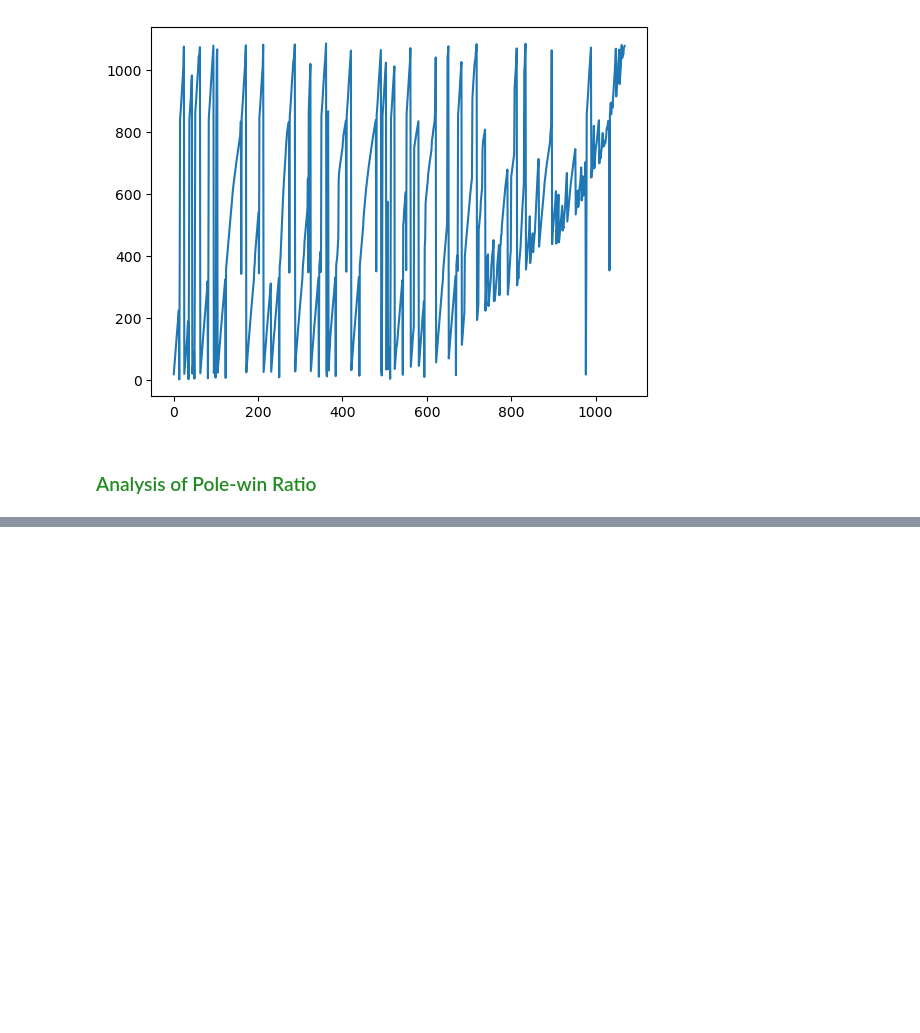
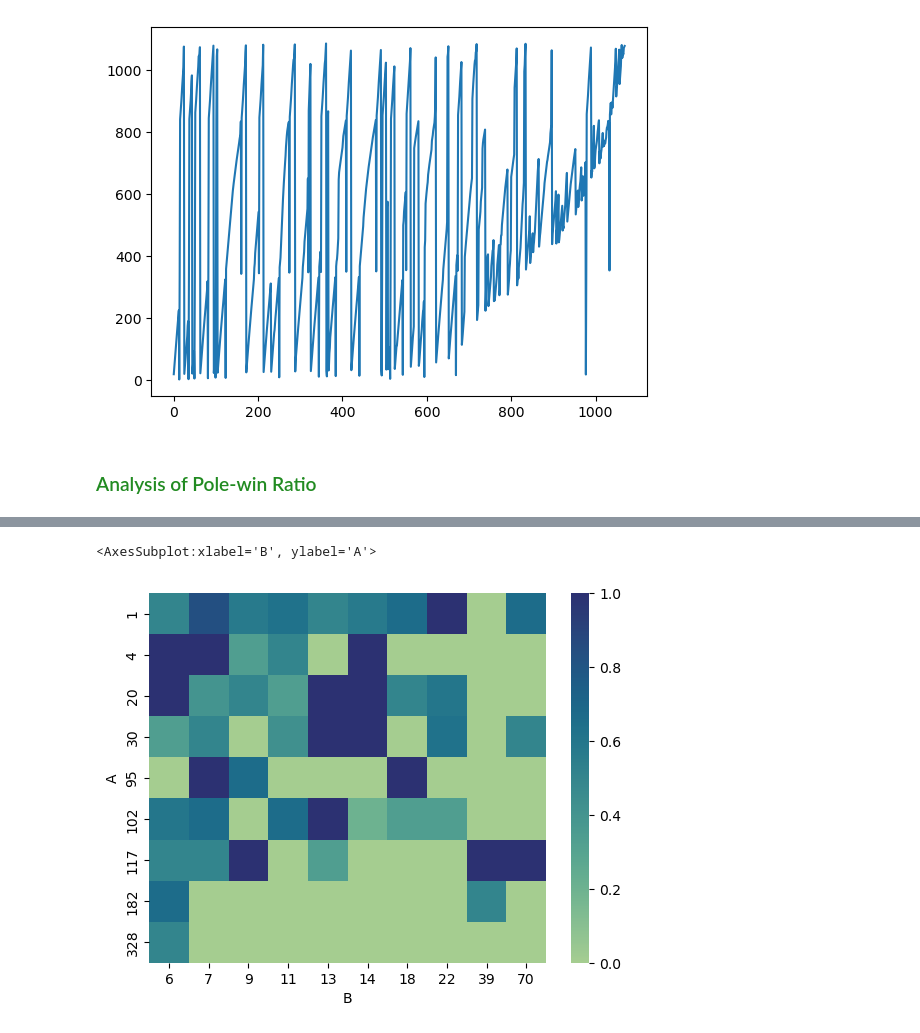
Before and after one commit to PraveenAyush/Formula-1-Analytics, a Jupyter notebook: poletowin.ipynb, the cells around one changed output, grey strips where cells are left out. Saved outputs shown, nothing was run; the diff lists cells and outputs as text; code cells hidden in the pictures; blank space fills up the shorter version.

```diff
--- a/poletowin.ipynb
+++ b/poletowin.ipynb
@@ -129,0 +202,5 @@ dtype: float64
+# %%
+sb.heatmap(gd_df.pivot(index='A',columns='B',values='value'),cmap='crest')
+# %% [output]
+<AxesSubplot:xlabel='B', ylabel='A'>
+[figure, added]
```
Also changed, not shown: parts of 11 cells of this notebook.
